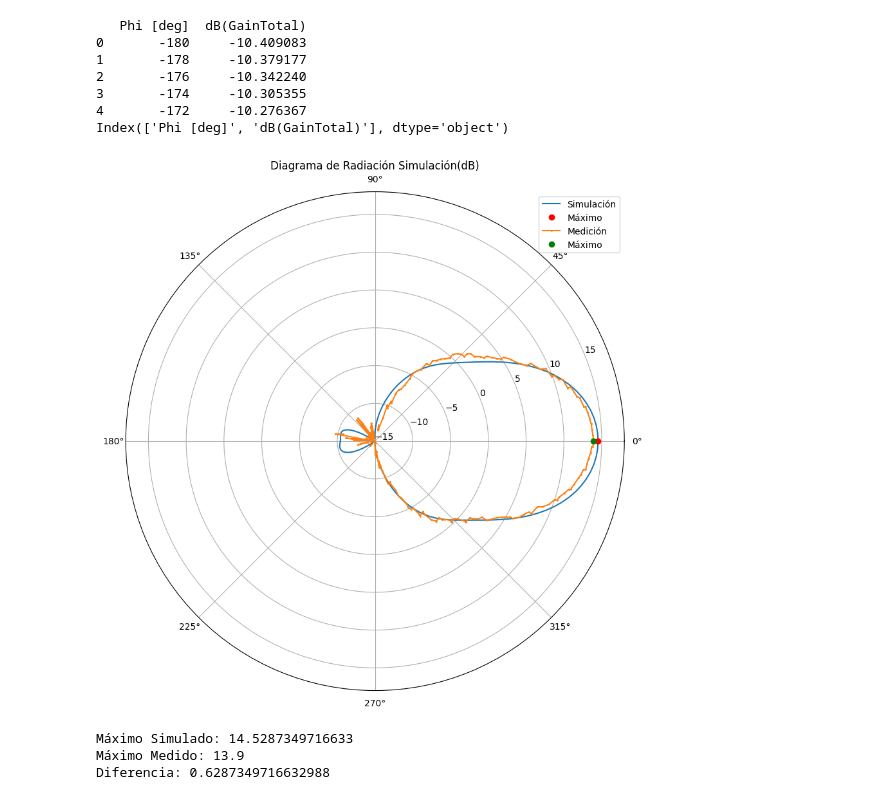
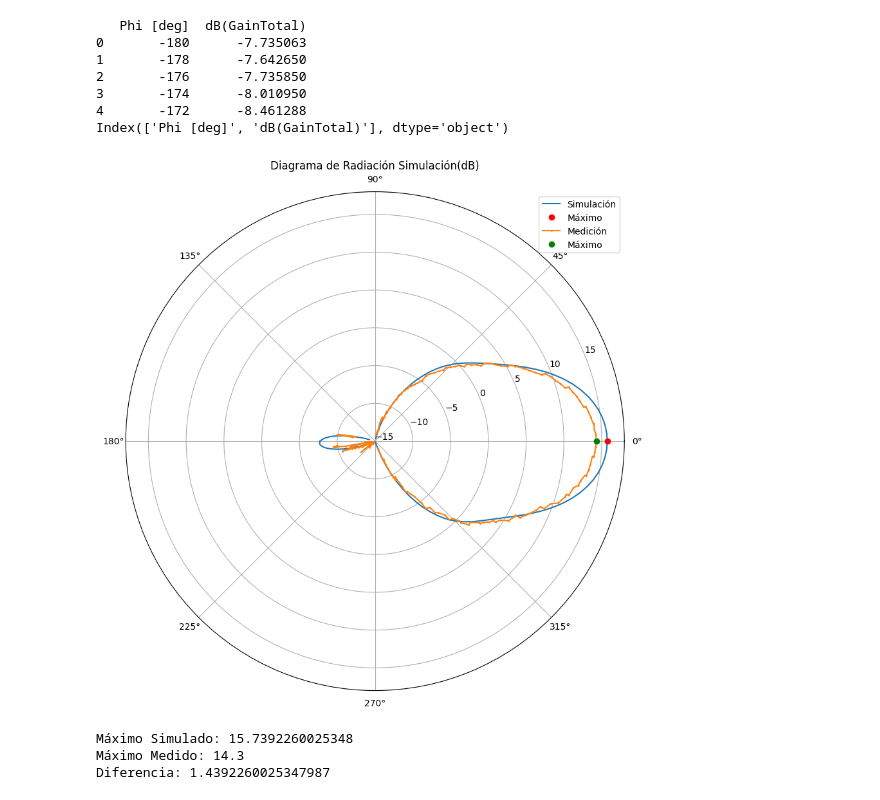
Before and after one commit to NicoNestasio/Antena-Horn, a Jupyter notebook: Antena_14GHz.ipynb, the cells around one changed output. Drawn from its saved outputs; the diff is of its cells as text; code cells hidden in the pictures.

```diff
--- a/Antena_14GHz.ipynb
+++ b/Antena_14GHz.ipynb
@@ -8,7 +8,7 @@ import numpy as np
 import matplotlib.pyplot as plt
 import pandas as pd
 # Ruta del archivo Excel
-ruta_csv = '/content/14 GHz - Pol. Principal - Diagrama de radiación-raw.csv'
+ruta_csv = '/content/16GHz - Pol. Principal - Diagrama de radiación-raw.csv'
 
 # Importar datos desde Excel a un DataFrame de pandas
 datos = pd.read_csv(ruta_csv)
@@ -28,11 +28,11 @@ amplitudes = datos['Amplitudes']
 maximo_idx = np.argmax(amplitudes)
 angulo_max = angulos[maximo_idx]
 amplitud_max = amplitudes[maximo_idx]
-diferencia = 13.9-amplitud_max
+diferencia = 14.3-amplitud_max
 
 # Corrección de datos
 amplitudescor = amplitudes+diferencia
-amplitud_maxcor= 13.9
+amplitud_maxcor= 14.3
 anguloscor = angulos - angulo_max
 # Crear el gráfico
 plt.figure()
@@ -60,7 +60,7 @@ import numpy as np
 import matplotlib.pyplot as plt
 import pandas as pd
 # Ruta del archivo Excel
-ruta_csv4 = '/content/Diagrama 14GHz.csv'
+ruta_csv4 = '/content/Diagrama 16GHz.csv'
 
 # Importar datos desde Excel a un DataFrame de pandas
 datos4 = pd.read_csv(ruta_csv4)
@@ -71,39 +71,39 @@ print(datos4.columns)
 
 # Acceder a los datos de las columnas
 angulos4 = np.deg2rad(datos4['Phi [deg]'])
 amplitudes4 = datos4['dB(GainTotal)']
 
 
 # Encontrar el punto máximo
 maximo_idx4 = np.argmax(amplitudes4)
 angulo_max4 = angulos4[maximo_idx4]
 amplitud_max4 = amplitudes4[maximo_idx4]
 dif_max=amplitud_max4-amplitud_maxcor
 
 # Crear el gráfico
 plt.figure(figsize=(10, 20))
 plt.polar(angulos4, amplitudes4, marker='o', markersize=0, label='Simulación')
 plt.polar(angulo_max4, amplitud_max4, 'ro', label='Máximo')
 plt.polar(anguloscor, amplitudescor, marker='o', markersize=1, label='Medición')
 plt.polar(0, amplitud_maxcor, 'go', label='Máximo')
 plt.title('Diagrama de Radiación Simulación(dB)')
 plt.legend()
 plt.ylim(-15, 18)  # Por ejemplo, establece el mínimo en 0 y el máximo en 20 dB
 plt.yticks(np.arange(-15, 16, 5))
 plt.show()
 plt.show()
 print('Máximo Simulado:',amplitud_max4 )
 print('Máximo Medido:',amplitud_maxcor )
 print('Diferencia:', dif_max)
 # %% [output]
    Phi [deg]  dB(GainTotal)
-0       -180     -10.409083
-1       -178     -10.379177
-2       -176     -10.342240
-3       -174     -10.305355
-4       -172     -10.276367
+0       -180      -7.735063
+1       -178      -7.642650
+2       -176      -7.735850
+3       -174      -8.010950
+4       -172      -8.461288
 Index(['Phi [deg]', 'dB(GainTotal)'], dtype='object')
-[figure, old version]
+[figure, new version]
-Máximo Simulado: 14.5287349716633
-Máximo Medido: 13.9
-Diferencia: 0.6287349716632988
+Máximo Simulado: 15.7392260025348
+Máximo Medido: 14.3
+Diferencia: 1.4392260025347987
```
Also changed, not shown: parts of 2 cells of this notebook.
